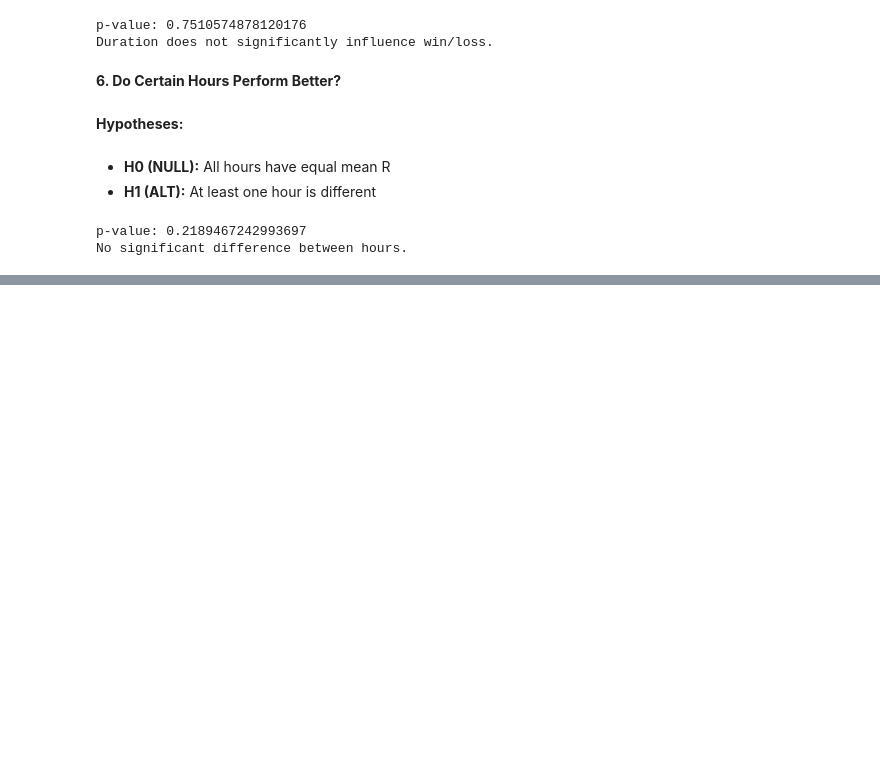
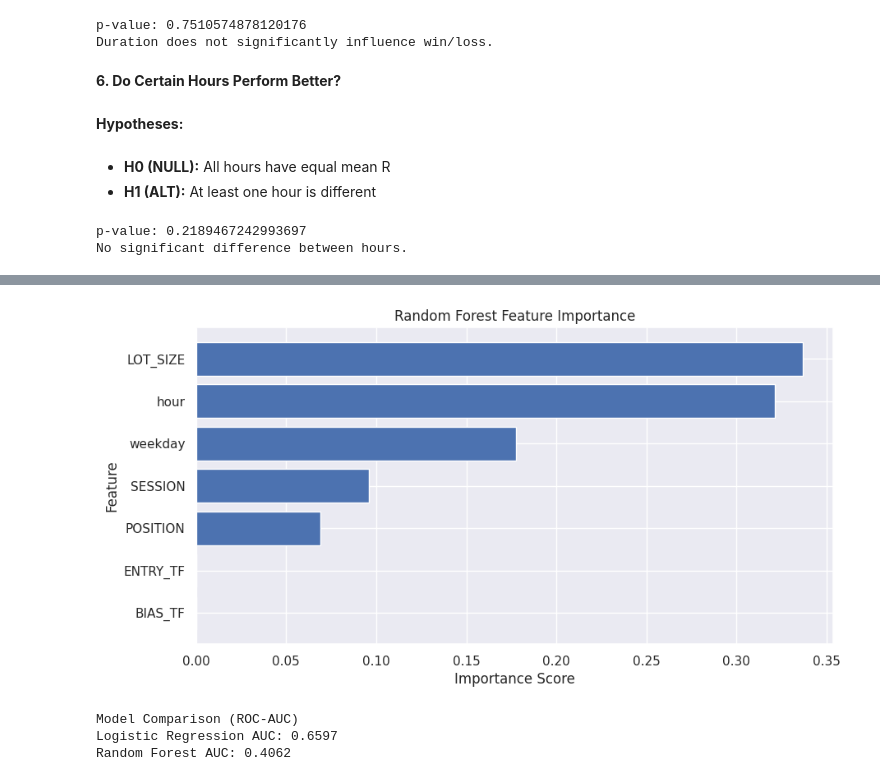
Before and after one commit to CodeAlamin2024/DataScience-Project, a Jupyter notebook: DSA210_CRT_PROJECT.ipynb, the cells around one changed output, grey strips where cells are left out. Drawn from its saved outputs; the diff is of its cells as text; code cells hidden in the pictures; blank space fills up the shorter version.

```diff
--- a/DSA210_CRT_PROJECT.ipynb
+++ b/DSA210_CRT_PROJECT.ipynb
@@ -422,0 +922,16 @@ No significant difference between hours.
+# %%
+# ------------------------------------------------
+# Feature Importance
+# ------------------------------------------------
+# Random Forest provides an importance score for each feature.
+# Higher importance means the feature was more useful in splitting decisions
+# across the trees (i.e., it contributed more to predictions).
+
+import pandas as pd
+
+feat_imp = pd.DataFrame({
+    "Feature": X_train.columns,
+    "Importance": rf.feature_importances_
+}).sort_values("Importance", ascending=False)
+
+feat_imp
@@ -422,0 +947,24 @@ No significant difference between hours.
+# %%
+import matplotlib.pyplot as plt
+
+plt.figure(figsize=(10, 5))
+plt.barh(feat_imp["Feature"], feat_imp["Importance"])
+plt.gca().invert_yaxis()  # highest importance at the top
+plt.title("Random Forest Feature Importance")
+plt.xlabel("Importance Score")
+plt.ylabel("Feature")
+plt.show()
+# %% [output]
+[figure, added]
+# %%
+# ------------------------------------------------
+# Model Comparison Summary
+# ------------------------------------------------
+
+print("Model Comparison (ROC-AUC)")
+print("Logistic Regression AUC:", round(auc_score, 4))
+print("Random Forest AUC:", round(rf_auc, 4))
+# %% [output]
+Model Comparison (ROC-AUC)
+Logistic Regression AUC: 0.6597
+Random Forest AUC: 0.4062
```
Also changed, not shown: parts of 41 cells of this notebook.
